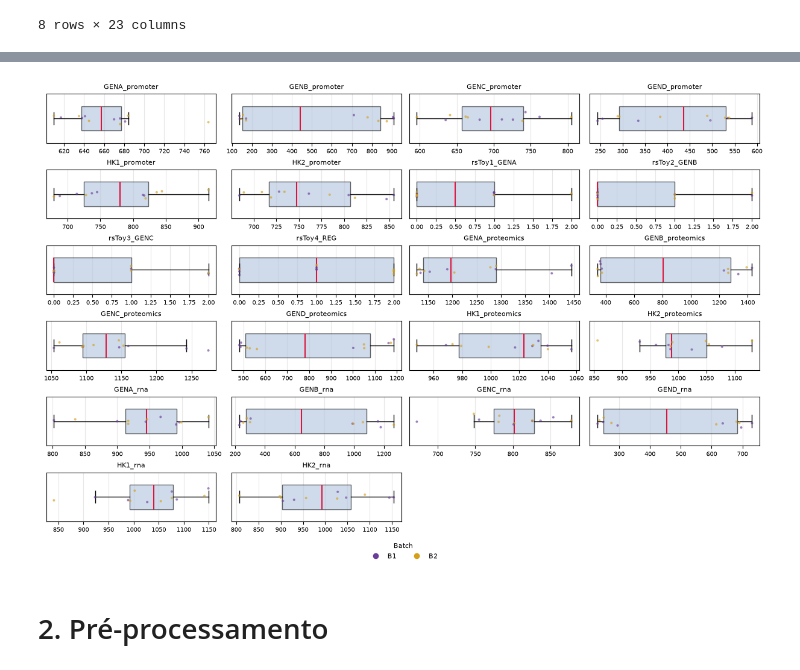
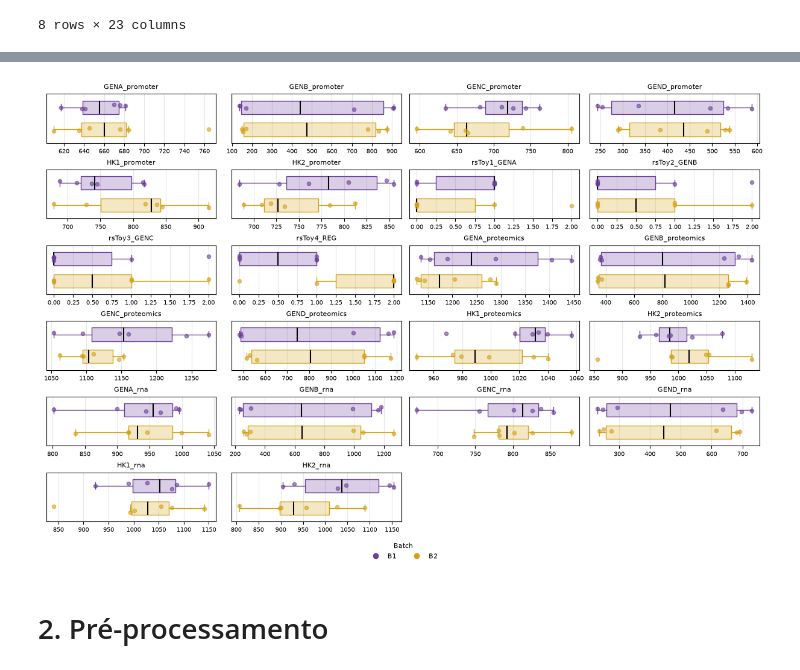
Before and after one commit to hellsdeur/multiomic, a Jupyter notebook: main.ipynb, the cells around one changed output, grey strips where cells are left out. Cells and saved outputs as stored; diff of their text form; code cells hidden in the pictures.

```diff
--- a/main.ipynb
+++ b/main.ipynb
@@ -314,49 +334,50 @@ fig;
 # %%
 batches = sorted(df['batch'].dropna().unique())
 palette = dict(zip(batches, ['#6a3d9a', '#d4a017']))
 
 fig, axes = plt.subplots(nrows=6, ncols=4, figsize=(12, 8), constrained_layout=True)
 axes = axes.ravel()
 rng = np.random.default_rng(42)
 
 for ax, col in zip(axes, features):
     sub = df[[col, 'batch']].dropna(subset=[col])
-    data = sub[col].values
 
-    ax.boxplot(
-        data, orientation='horizontal', widths=0.5, showfliers=False,
-        patch_artist=True,
-        boxprops=dict(facecolor='lightsteelblue', alpha=0.6),
-        medianprops=dict(color='crimson', linewidth=1.5)
-    )
+    for pos, b in enumerate(batches, start=1):
+        data = sub.loc[sub['batch'] == b, col].values
+        if len(data) == 0:
+            continue
 
-    y = rng.normal(1, 0.06, size=len(data))
-    ax.scatter(
-        data, y, s=4, alpha=0.5,
-        c=sub['batch'].map(palette).tolist(), zorder=3
-    )
+        ax.boxplot(
+            data, positions=[pos], orientation='horizontal',
+            widths=0.6, showfliers=False, patch_artist=True,
+            boxprops=dict(facecolor=to_rgba(palette[b], 0.25), edgecolor=palette[b]),
+            whiskerprops=dict(color=palette[b]),
+            capprops=dict(color=palette[b]),
+            medianprops=dict(color='black', linewidth=1.5)
+        )
+
+        y = rng.normal(pos, 0.07, size=len(data))
+        ax.scatter(data, y, s=20, alpha=0.6, color=palette[b], zorder=3)
 
     ax.set_title(col, fontsize=8)
     ax.set_yticks([])
+    ax.set_ylim(len(batches) + 0.6, 0.4)
     ax.tick_params(axis='x', labelsize=7)
     ax.grid(axis='x', alpha=0.3)
 
 for ax in axes[len(features):]:
     ax.axis('off')
 
-handles = [
-    plt.Line2D([], [], marker='o', linestyle='', color=palette[b],
-               markersize=6, label=str(b))
-    for b in batches
-]
+handles = [plt.Line2D([], [], marker='o', linestyle='', color=palette[b], markersize=6, label=str(b)) for b in batches]
+
 fig.legend(
     handles=handles, title='Batch', loc='outside lower center',
     ncol=len(batches), fontsize=8, title_fontsize=8, frameon=False
 )
 
 fig;
 # %% [output]
-[figure, old version]
+[figure, new version]
 # %% [markdown]
 # 2. Pré-processamento
 # %% [markdown]
```
Also changed, not shown: parts of 15 cells of this notebook.
